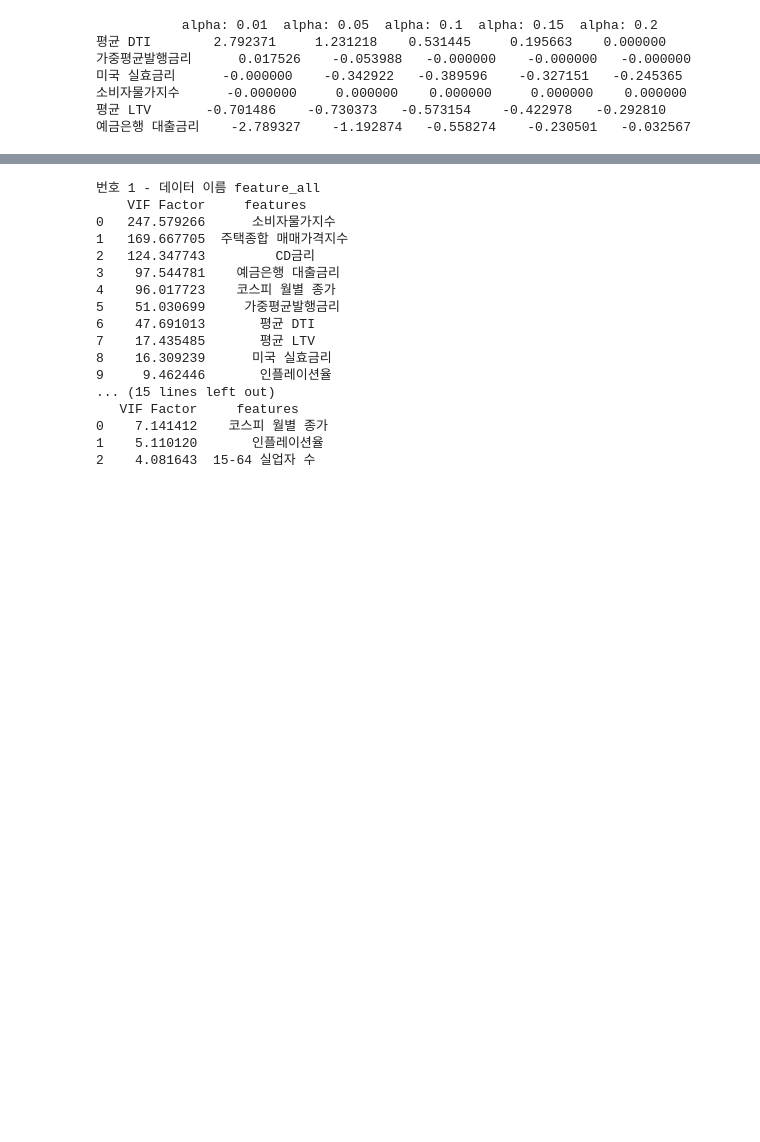
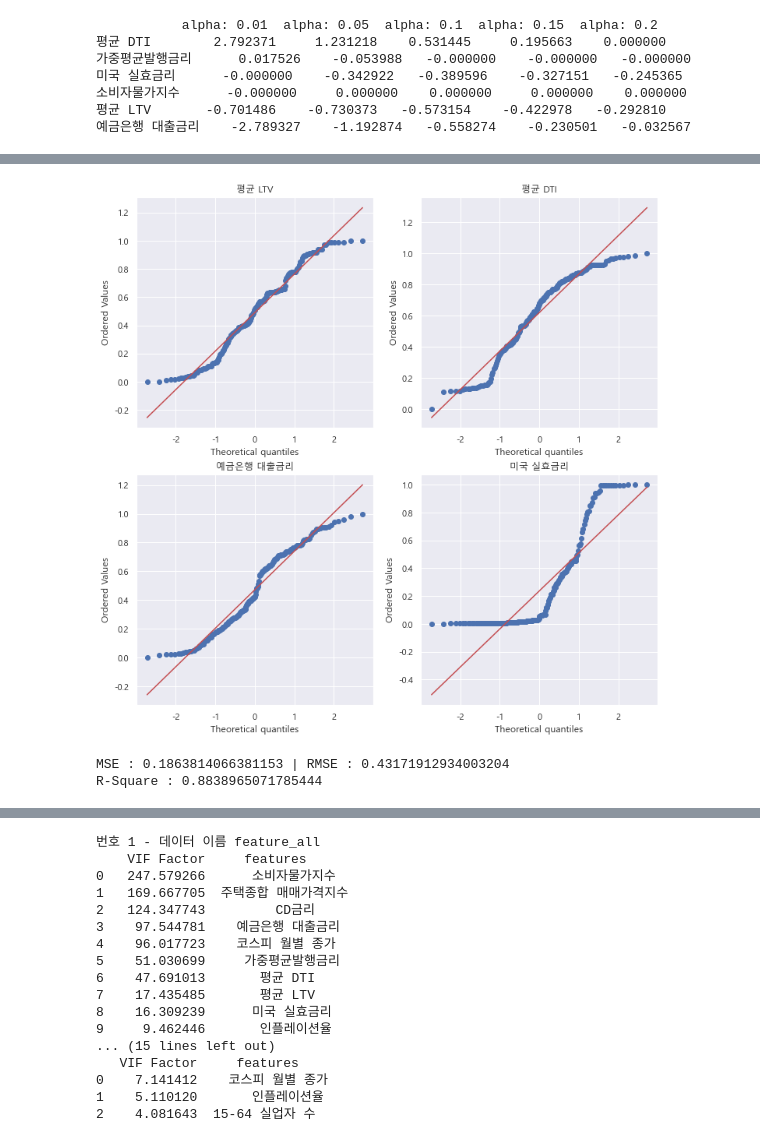
Before and after one commit to pelllzz/ubion4_project1, a Jupyter notebook: code/analysis.ipynb, the cells around one changed output, grey strips where cells are left out. Drawn from its saved outputs; the diff is of its cells as text; code cells hidden in the pictures; blank space fills up the shorter version.

```diff
--- a/code/analysis.ipynb
+++ b/code/analysis.ipynb
@@ -854,3 +939,47 @@ OLS Regression Results
 Notes:
 [1] R² is computed without centering (uncentered) since the model does not contain a constant.
 [2] Standard Errors assume that the covariance matrix of the errors is correctly specified.
+# %%
+from scipy import stats
+
+fig, axes = plt.subplots(2, 2)
+fig.set_size_inches((12,12))
+plt.rc('font', family='Malgun Gothic') ## 한글 깨짐 설정
+
+stats.probplot(feature_data_best["평균 LTV"], dist=stats.norm, plot=axes[0,0])
+axes[0,0].title.set_text("평균 LTV")
+stats.probplot(feature_data_best["평균 DTI"], dist=stats.norm, plot=axes[0,1])
+axes[0,1].title.set_text("평균 DTI")
+stats.probplot(feature_data_best["예금은행 대출금리"], dist=stats.norm, plot=axes[1,0])
+axes[1,0].title.set_text("예금은행 대출금리")
+stats.probplot(feature_data_best["미국 실효금리"], dist=stats.norm, plot=axes[1,1])
+axes[1,1].title.set_text("미국 실효금리")
+# %% [output]
+[figure, added]
+# %%
+# 이제 저 best feature를 가지고 다중회귀를 한다면?
+# 이 결과는 우리가 릿지나 라쏘 엘라스틱을 써야한다는 정당성에 대한 확보가 될 것 같기도 하네...
+
+from sklearn.metrics import r2_score
+from sklearn.linear_model import LinearRegression
+from sklearn.preprocessing import PolynomialFeatures
+from sklearn.pipeline import Pipeline
+
+pipe_test = Pipeline([('poly', PolynomialFeatures(degree=3,include_bias=False)), ('Linear', LinearRegression())])
+x_best_train, x_best_test, y_best_train, y_best_test = train_test_split(feature_data_best, target, test_size=0.25, random_state=25)
+pipe_test.fit(x_best_train, y_best_train)
+pipe_preds = pipe_test.predict(x_best_test)
+
+mse_best_a = mean_squared_error(y_best_test, pipe_preds)
+rmse_best_a = np.sqrt(mse_best_a)
+
+print(f'MSE : {mse_best_a} | RMSE : {rmse_best_a}')
+print(f'R-Square : {r2_score(y_best_test, pipe_preds)}')
+
+# reg = LinearRegression().fit(feature_data_best, target)
+# print(f'coefficient = {reg.coef_}')
+# print(f'intercept = {reg.intercept_}')
+# print(f'R-Square = {reg.score(feature_data_best, target)}')
+# %% [output]
+MSE : 0.1863814066381153 | RMSE : 0.43171912934003204
+R-Square : 0.8838965071785444
```
Also changed, not shown: parts of 14 cells of this notebook, 1 other file.
